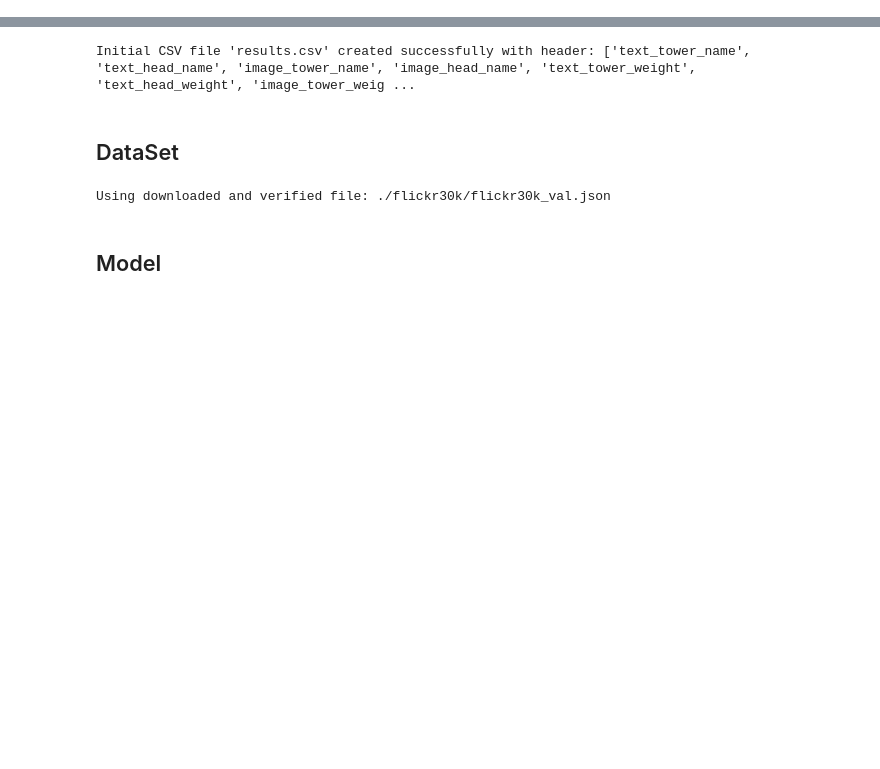
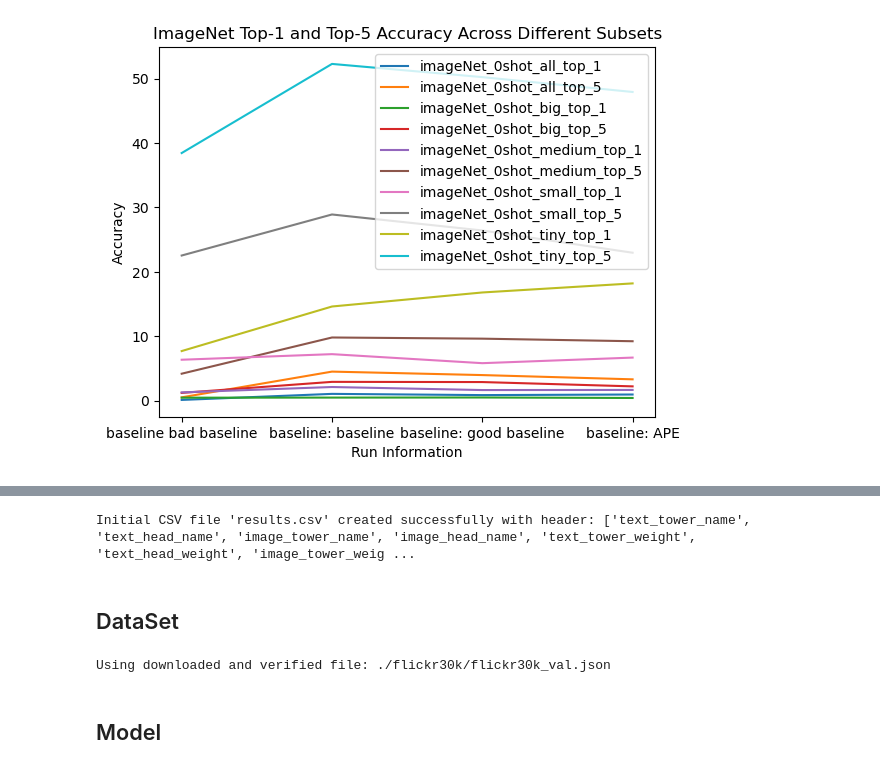
Before and after one commit to CarrelV/master_lit, a Jupyter notebook: temp.ipynb, the cells around one changed output, grey strips where cells are left out. Saved outputs shown, nothing was run; the diff lists cells and outputs as text; code cells hidden in the pictures; blank space fills up the shorter version.

```diff
--- a/temp.ipynb
+++ b/temp.ipynb
@@ -1,3 +1,25 @@
 # %%
 import pandas as pd
 import numpy as np
+import matplotlib.pyplot as plt
+
+# Load data
+df = pd.read_csv('results.csv')
+# %%
+# Extract relevant columns
+categories = ['all', 'big', 'medium', 'small', 'tiny']
+top_1 = ['imageNet_0shot_{}_top_1'.format(cat) for cat in categories]
+top_5 = ['imageNet_0shot_{}_top_5'.format(cat) for cat in categories]
+
+# Plot
+for col in df.columns:
+    if col.startswith('imageNet'):
+        plt.plot(df['info_about_run'], df[col], label=col)
+
+plt.xlabel('Run Information')
+plt.ylabel('Accuracy')
+plt.title('ImageNet Top-1 and Top-5 Accuracy Across Different Subsets')
+plt.legend()
+plt.show()
+# %% [output]
+[figure, added]
```
Also changed, not shown: parts of 4 cells of this notebook, 4 other files.
